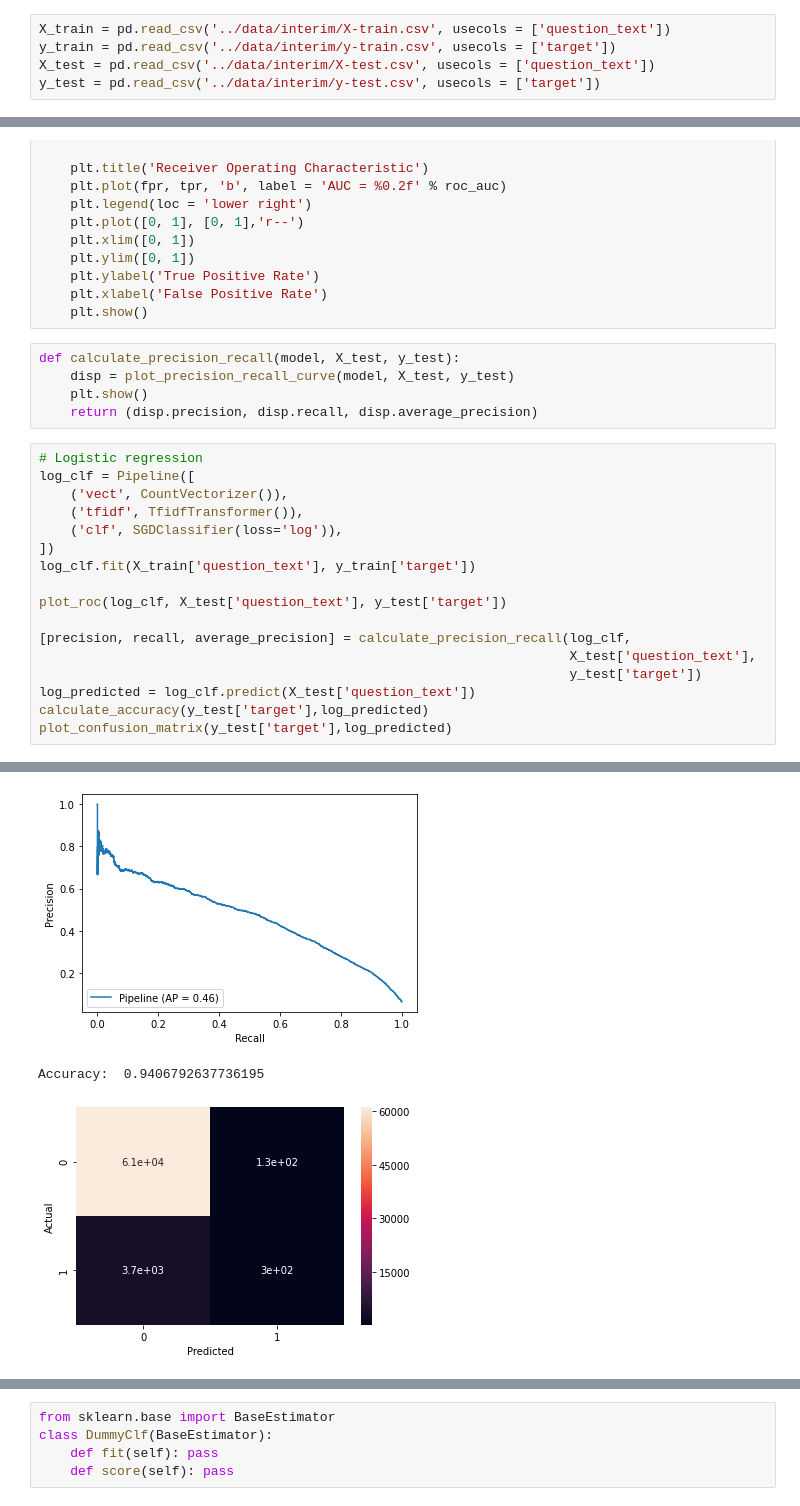
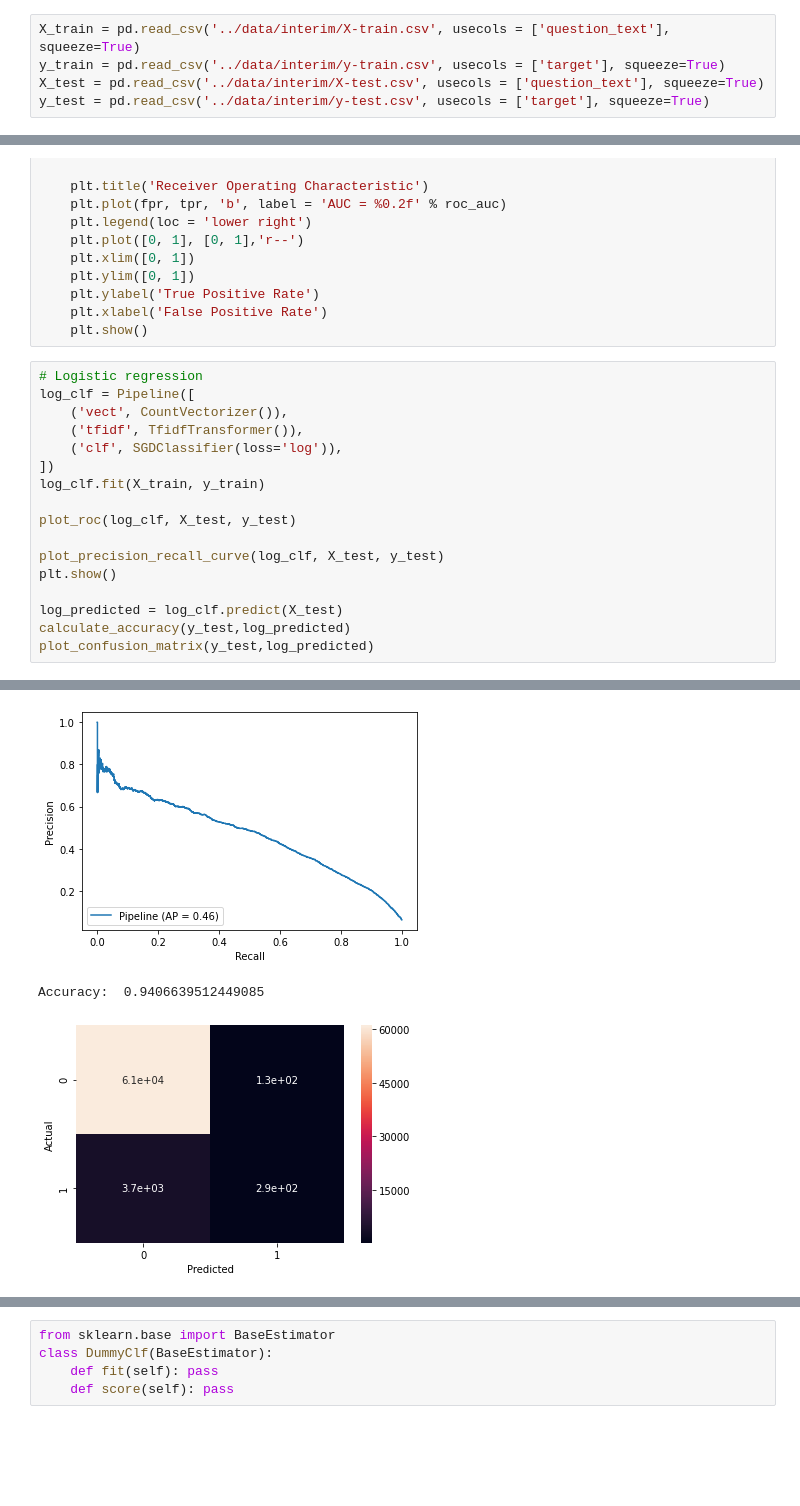
Before and after one commit to shiranimehr/Capstone-two, a Jupyter notebook: insincere_questions_classification/notebooks/Modeling.ipynb, the cells around one changed output, grey strips where cells are left out. Saved outputs shown, nothing was run; the diff lists cells and outputs as text; blank space fills up the shorter version.

Commit message:
Update Modeling.ipynb
Calculated precision, recall and thresholds.

```diff
--- a/insincere_questions_classification/notebooks/Modeling.ipynb
+++ b/insincere_questions_classification/notebooks/Modeling.ipynb
@@ -17,10 +17,10 @@ from sklearn.metrics import average_precision_score
 from sklearn.metrics import precision_recall_curve
 from sklearn.metrics import plot_precision_recall_curve
 # %%
-X_train = pd.read_csv('../data/interim/X-train.csv', usecols = ['question_text'])
-y_train = pd.read_csv('../data/interim/y-train.csv', usecols = ['target'])
-X_test = pd.read_csv('../data/interim/X-test.csv', usecols = ['question_text'])
-y_test = pd.read_csv('../data/interim/y-test.csv', usecols = ['target'])
+X_train = pd.read_csv('../data/interim/X-train.csv', usecols = ['question_text'], squeeze=True)
+y_train = pd.read_csv('../data/interim/y-train.csv', usecols = ['target'], squeeze=True)
+X_test = pd.read_csv('../data/interim/X-test.csv', usecols = ['question_text'], squeeze=True)
+y_test = pd.read_csv('../data/interim/y-test.csv', usecols = ['target'], squeeze=True)
 # %%
 X_train.head()
 # %% [output]
@@ -73,33 +74,28 @@ def plot_roc(model, X_test, y_test):
     plt.ylabel('True Positive Rate')
     plt.xlabel('False Positive Rate')
     plt.show()
-# %%
-def calculate_precision_recall(model, X_test, y_test):
-    disp = plot_precision_recall_curve(model, X_test, y_test)
-    plt.show()
-    return (disp.precision, disp.recall, disp.average_precision)
 # %%
 # Logistic regression
 log_clf = Pipeline([
     ('vect', CountVectorizer()),
     ('tfidf', TfidfTransformer()),
     ('clf', SGDClassifier(loss='log')),
 ])
-log_clf.fit(X_train['question_text'], y_train['target'])
+log_clf.fit(X_train, y_train)
 
-plot_roc(log_clf, X_test['question_text'], y_test['target'])
+plot_roc(log_clf, X_test, y_test)
 
-[precision, recall, average_precision] = calculate_precision_recall(log_clf,
-                                                                    X_test['question_text'],
-                                                                    y_test['target'])
-log_predicted = log_clf.predict(X_test['question_text'])
-calculate_accuracy(y_test['target'],log_predicted)
-plot_confusion_matrix(y_test['target'],log_predicted)
+plot_precision_recall_curve(log_clf, X_test, y_test)
+plt.show()
+
+log_predicted = log_clf.predict(X_test)
+calculate_accuracy(y_test,log_predicted)
+plot_confusion_matrix(y_test,log_predicted)
 # %% [output]
 [figure]
 [figure]
-Accuracy:  0.9406792637736195
+Accuracy:  0.9406639512449085
-[figure, old version]
+[figure, new version]
 # %%
 # SVM
 svm_clf = Pipeline([
```
Also changed, not shown: parts of 15 cells of this notebook.
